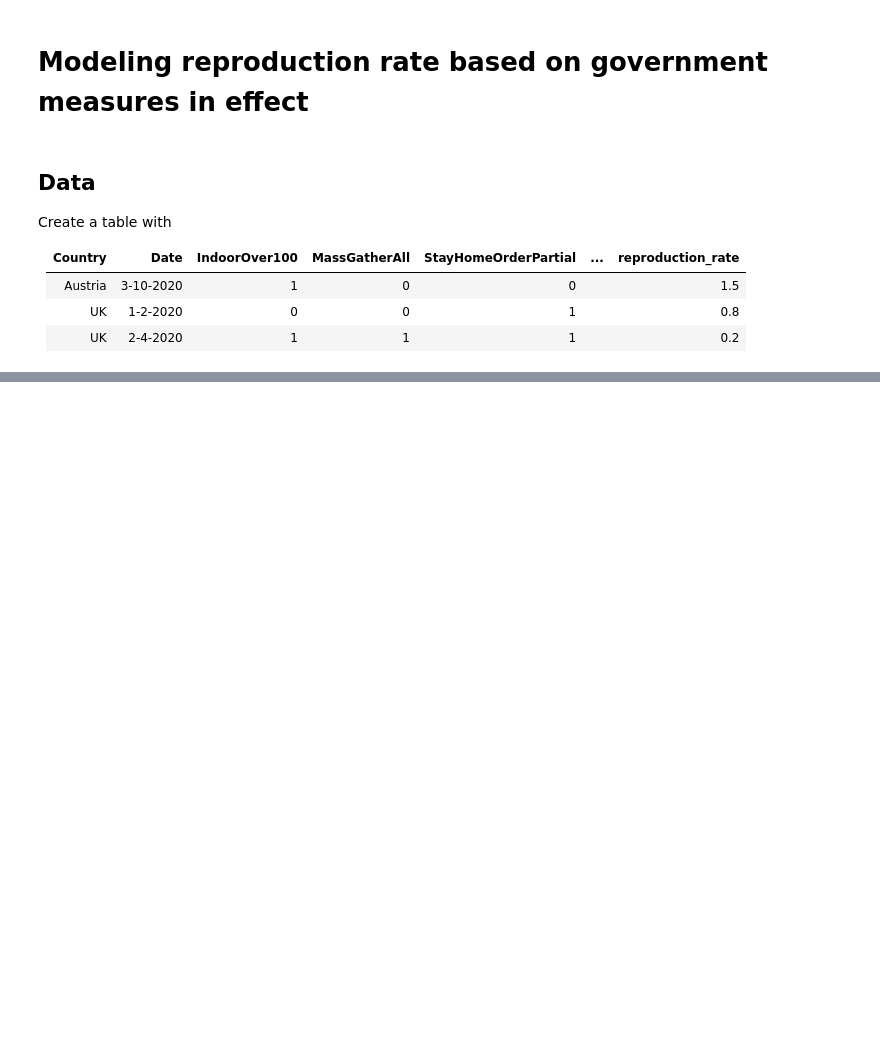
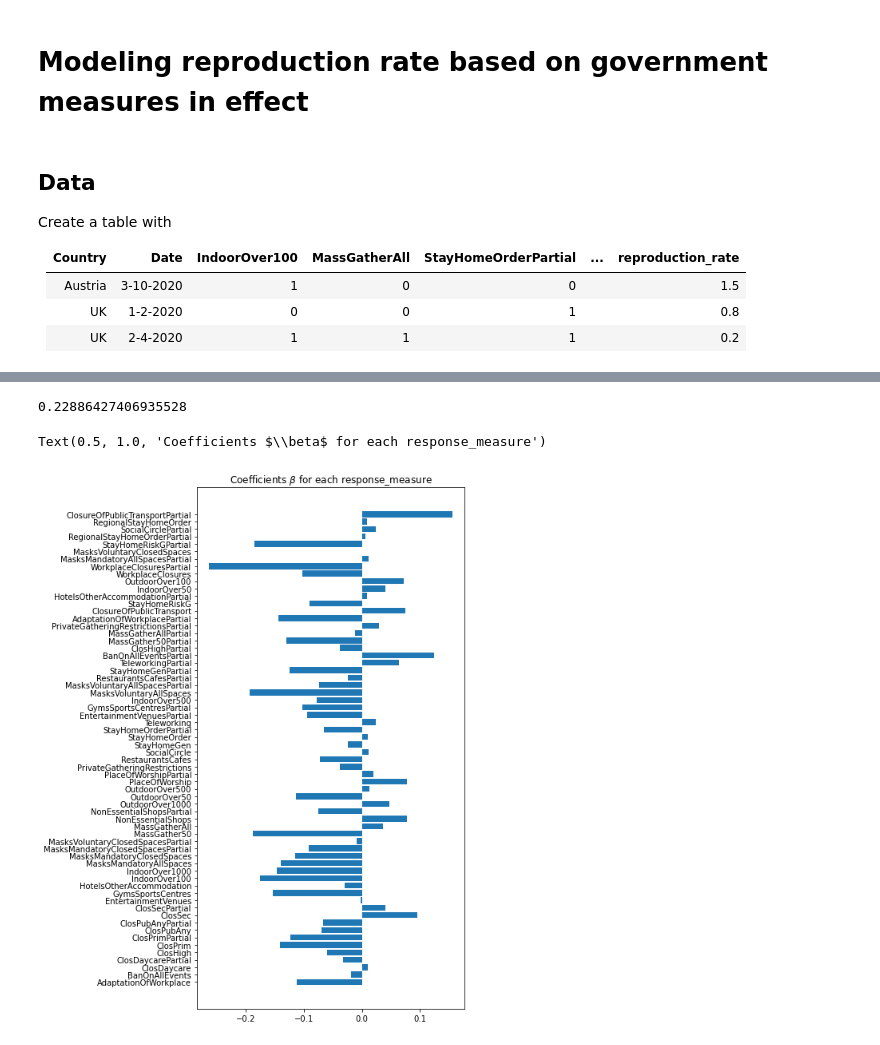
Before and after one commit to evilpegasus/datathon-spring-2021, a Jupyter notebook: model_reproduction_rate.ipynb, the cells around one changed output, grey strips where cells are left out. Saved outputs shown, nothing was run; the diff lists cells and outputs as text; code cells hidden in the pictures; blank space fills up the shorter version.

Commit message:
linear regression and plot coef

```diff
--- a/model_reproduction_rate.ipynb
+++ b/model_reproduction_rate.ipynb
@@ -93,0 +73,21 @@ df
+# %%
+# prepare data
+df = df.dropna()
+X = df[eu_response["Response_measure"].unique()]
+Y = df["reproduction_rate"] # TODO normalize to gaussian [0,1]
+# %%
+linear_regressor = LinearRegression()
+linear_regressor.fit(X, Y)
+Y_pred = linear_regressor.predict(X)
+# %%
+linear_regressor.score(X, Y)
+# %% [output]
+0.22886427406935528
+# %%
+coefficients = dict(zip(eu_response["Response_measure"].unique(), linear_regressor.coef_))
+plt.figure(figsize=(6,12))
+plt.barh(y = list(coefficients.keys()), width = coefficients.values())
+plt.title("Coefficients $\\beta$ for each response_measure")
+# %% [output]
+Text(0.5, 1.0, 'Coefficients $\\beta$ for each response_measure')
+[figure, added]
```
Also changed, not shown: parts of 7 cells of this notebook.
